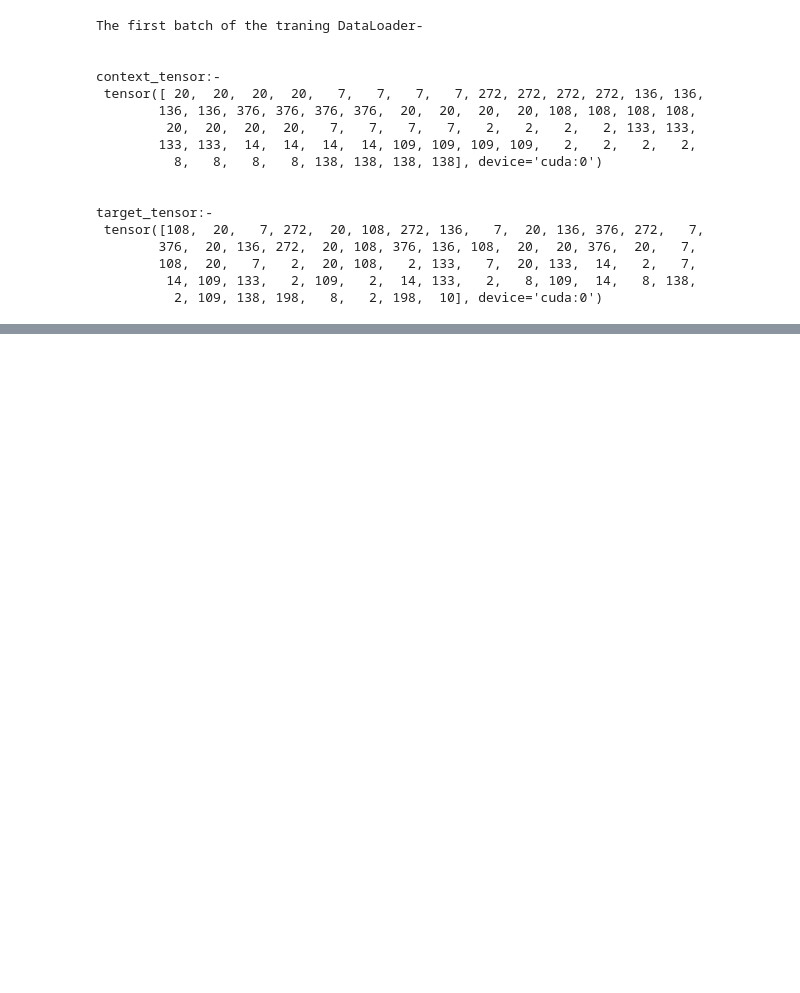
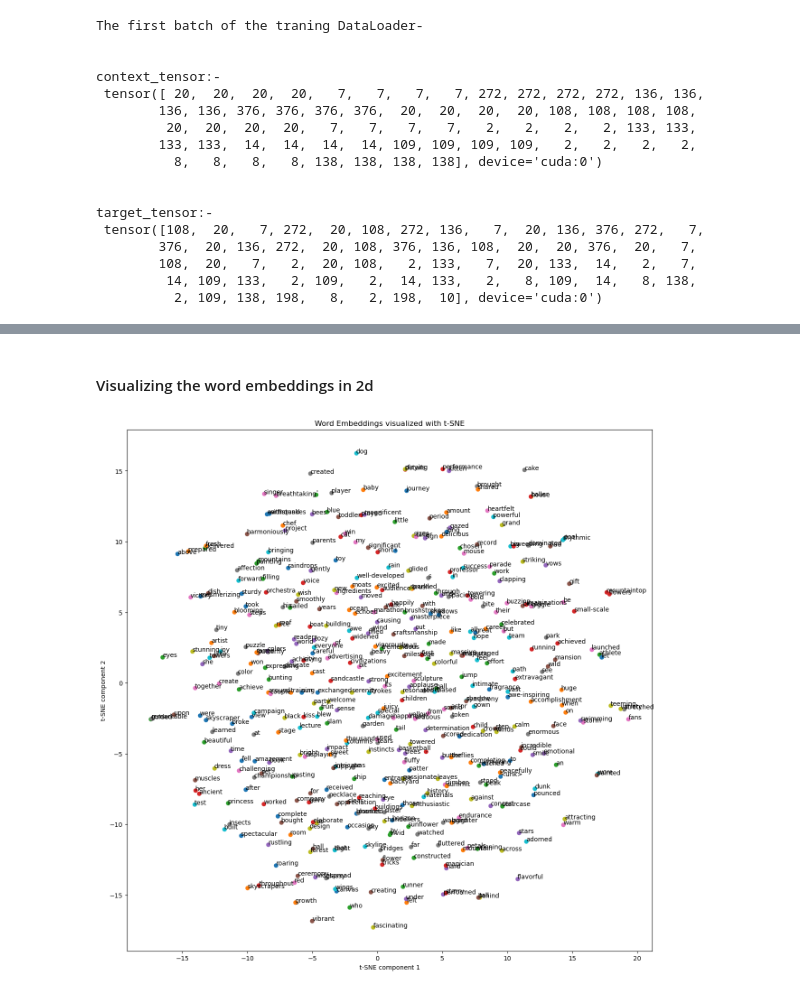
Before and after one commit to vijayabalanj1994/Word2Vec_with_PyTorch, a Jupyter notebook: code.ipynb, the cells around one changed output, grey strips where cells are left out. Saved outputs shown, nothing was run; the diff lists cells and outputs as text; code cells hidden in the pictures; blank space fills up the shorter version.

```diff
--- a/code.ipynb
+++ b/code.ipynb
@@ -495,0 +569,8 @@ target_tensor:-
+# %% [markdown]
+#### Visualizing the word embeddings in 2d
+# %%
+# getting the word embeddings from the tained model
+word_embeddings = model_sg.embeddings.weight.detach().cpu().numpy()
+plot_embeddings(word_embeddings, vocab=vocab)
+# %% [output]
+[figure, added]
```
Also changed, not shown: parts of 17 cells of this notebook.
